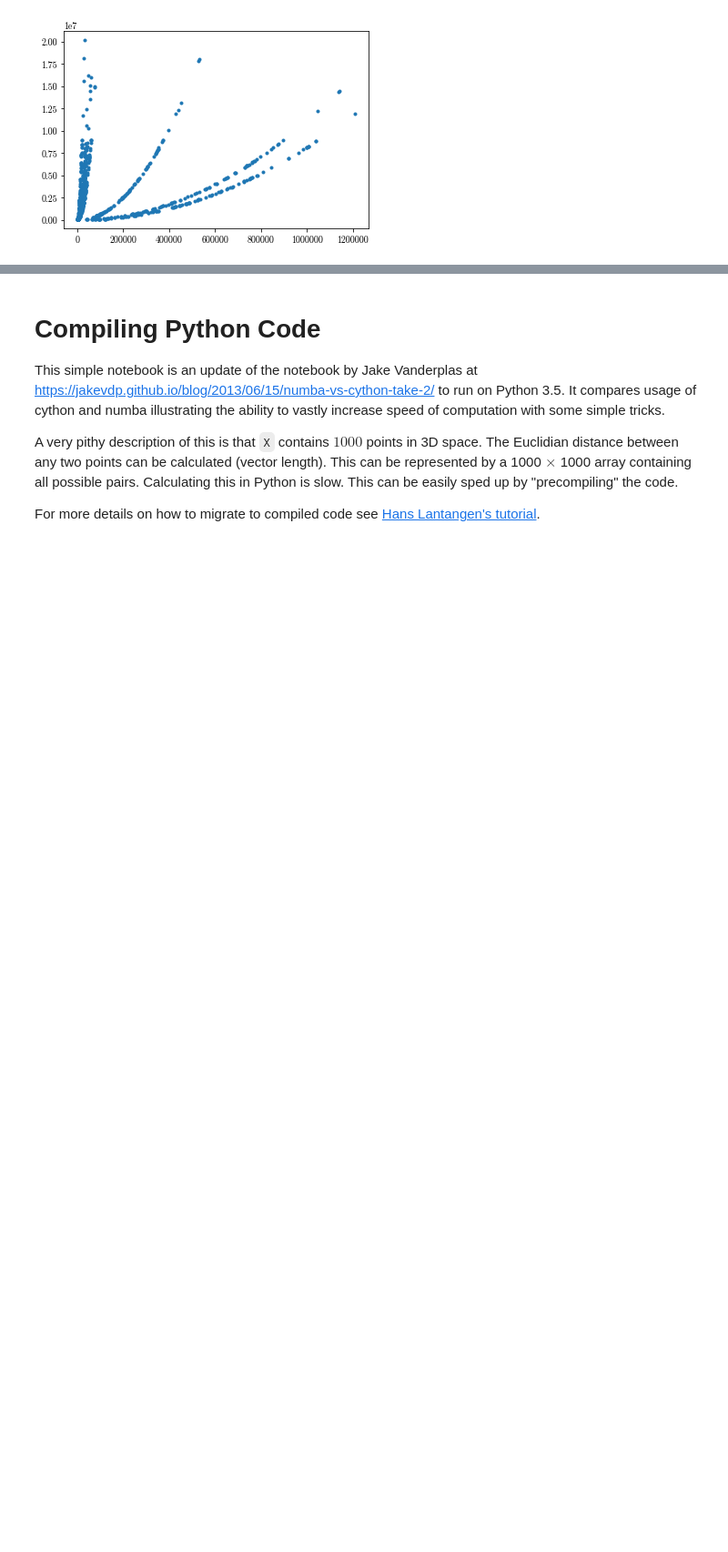
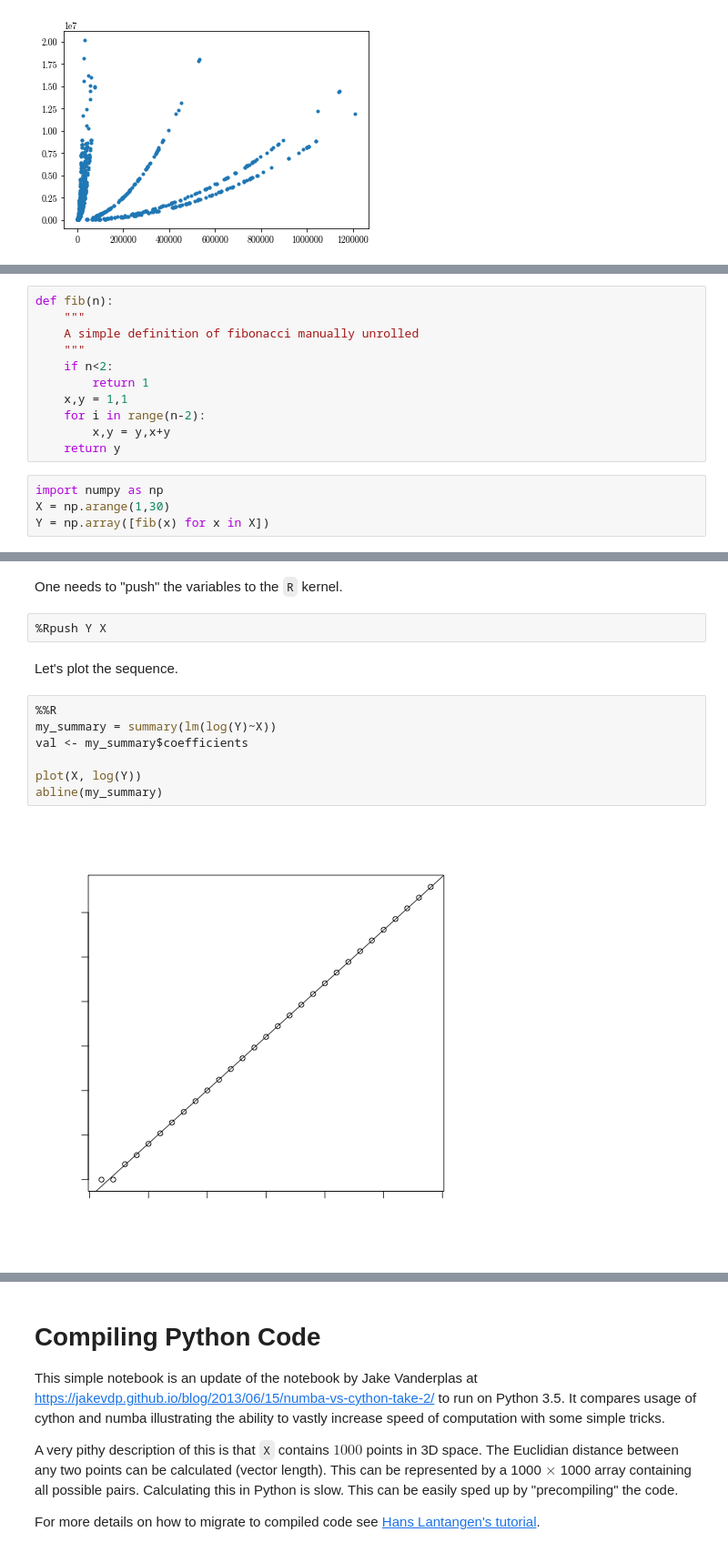
Before and after one commit to josephcslater/Introduction_to_Python, a Jupyter notebook: Introduction_to_Scientific_Python.ipynb, the cells around one changed output, grey strips where cells are left out. Shown at 91% size. Saved outputs shown, nothing was run; the diff lists cells and outputs as text; blank space fills up the shorter version.

```diff
--- a/Introduction_to_Scientific_Python.ipynb
+++ b/Introduction_to_Scientific_Python.ipynb
@@ -863,0 +895,15 @@ This will only work if you have Fortran installed properly. In summary: you can
+# %%
+def fib(n):
+    """
+    A simple definition of fibonacci manually unrolled
+    """
+    if n<2:
+        return 1
+    x,y = 1,1
+    for i in range(n-2):
+        x,y = y,x+y
+    return y
+# %%
+import numpy as np
+X = np.arange(1,30)
+Y = np.array([fib(x) for x in X])
@@ -863,0 +918,15 @@ This will only work if you have Fortran installed properly. In summary: you can
+# %% [markdown]
+One needs to "push" the variables to the `R` kernel.
+# %%
+%Rpush Y X
+# %% [markdown]
+Let's plot the sequence.
+# %%
+%%R
+my_summary = summary(lm(log(Y)~X))
+val <- my_summary$coefficients
+
+plot(X, log(Y))
+abline(my_summary)
+# %% [output]
+[figure, added]
```
Also changed, not shown: parts of 16 cells of this notebook, 2 other files.
